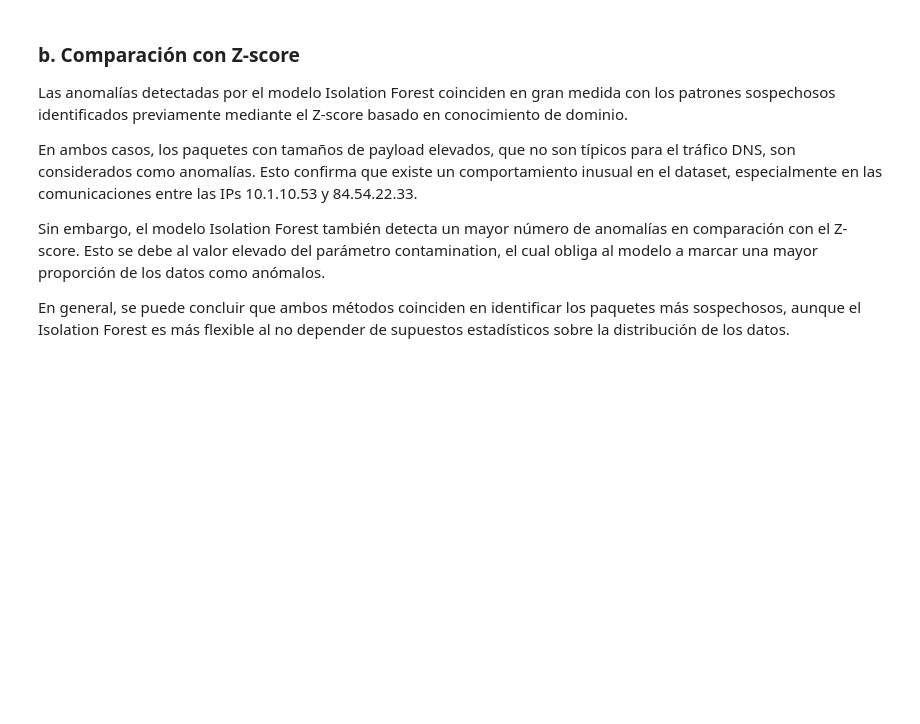
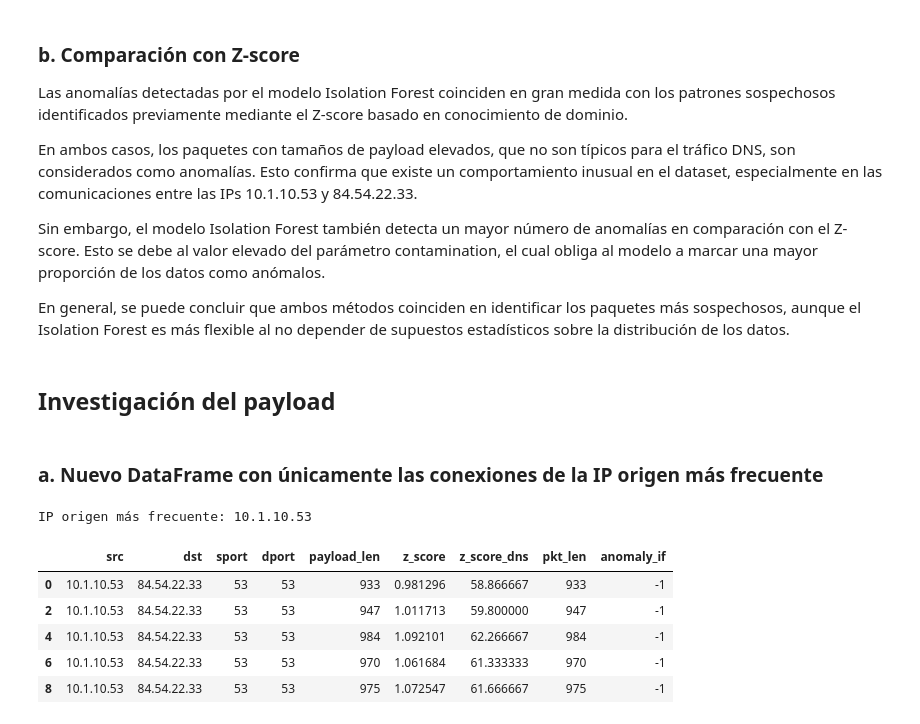
Before and after one commit to EdwinOrtegaK/Lab05_SDS, a Jupyter notebook: network_analysis_scapy.ipynb, the cells around one changed output. Cells and saved outputs as stored; diff of their text form; code cells hidden in the pictures; blank space fills up the shorter version.

```diff
--- a/network_analysis_scapy.ipynb
+++ b/network_analysis_scapy.ipynb
@@ -541,3 +541,22 @@ En ambos casos, los paquetes con tamaños de payload elevados, que no son típic
 Sin embargo, el modelo Isolation Forest también detecta un mayor número de anomalías en comparación con el Z-score. Esto se debe al valor elevado del parámetro contamination, el cual obliga al modelo a marcar una mayor proporción de los datos como anómalos.
 
 En general, se puede concluir que ambos métodos coinciden en identificar los paquetes más sospechosos, aunque el Isolation Forest es más flexible al no depender de supuestos estadísticos sobre la distribución de los datos.
+# %% [markdown]
+## Investigación del payload
+# %% [markdown]
+### a. Nuevo DataFrame con únicamente las conexiones de la IP origen más frecuente
+# %%
+most_src = df["src"].value_counts().idxmax()
+print(f"IP origen más frecuente: {most_src}")
+# %% [output]
+IP origen más frecuente: 10.1.10.53
+# %%
+df_most_src = df[df["src"] == most_src].copy()
+df_most_src.head()
+# %% [output]
+|  | src | dst | sport | dport | payload_len | z_score | z_score_dns | pkt_len | anomaly_if |
+| 0 | 10.1.10.53 | 84.54.22.33 | 53 | 53 | 933 | 0.981296 | 58.866667 | 933 | -1 |
+| 2 | 10.1.10.53 | 84.54.22.33 | 53 | 53 | 947 | 1.011713 | 59.800000 | 947 | -1 |
+| 4 | 10.1.10.53 | 84.54.22.33 | 53 | 53 | 984 | 1.092101 | 62.266667 | 984 | -1 |
+| 6 | 10.1.10.53 | 84.54.22.33 | 53 | 53 | 970 | 1.061684 | 61.333333 | 970 | -1 |
+| 8 | 10.1.10.53 | 84.54.22.33 | 53 | 53 | 975 | 1.072547 | 61.666667 | 975 | -1 |
```
Also changed, not shown: parts of 24 cells of this notebook.
